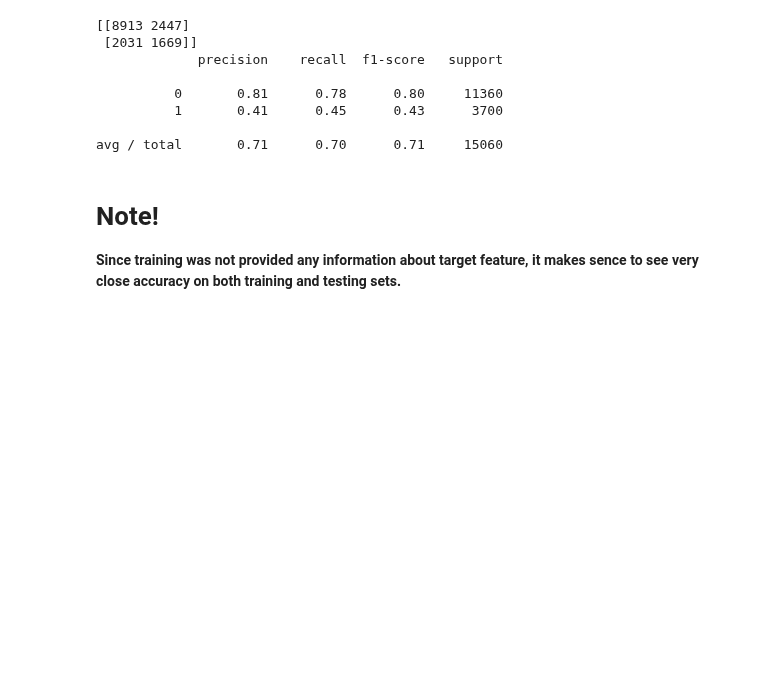
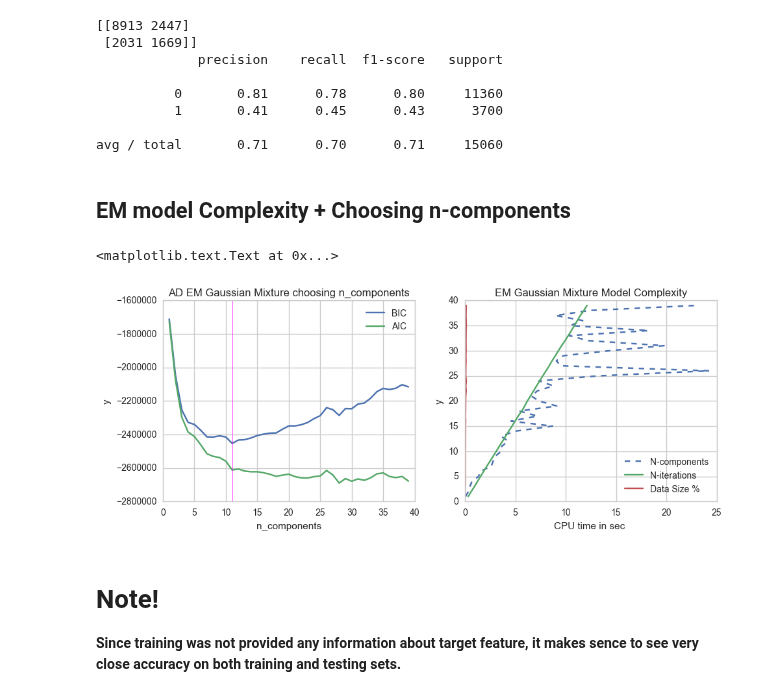
Before and after one commit to truzmeto/UnsupervisedLearning, a Jupyter notebook: k_meanes.ipynb, the cells around one changed output. Drawn from its saved outputs; the diff is of its cells as text; code cells hidden in the pictures; blank space fills up the shorter version.

```diff
--- a/k_meanes.ipynb
+++ b/k_meanes.ipynb
@@ -179,3 +177,5 @@ print(classification_report(test_labels, test_gm))
           1       0.41      0.45      0.43      3700
 
 avg / total       0.71      0.70      0.71     15060
+# %% [markdown]
+## EM model Complexity + Choosing n-components
@@ -182,3 +194,42 @@ avg / total       0.71      0.70      0.71     15060
+# %%
+time_iter = []
+time_sample = []
+niter = ncomponents
+for iiter in range(1,niter):
+    # iterations
+    start = time.time()
+    clusterer = GaussianMixture(n_components = 2, n_init=iiter, covariance_type='full',random_state=0).fit(X)
+    end = time.time()
+    time_iter.append(end - start)
+    #samples
+    start = time.time()
+    isample = int(data_frac * iiter/100)
+    clusterer = GaussianMixture(n_components = 2, n_init = 4, covariance_type='full', random_state=0).fit(X[0:isample])
+    end = time.time()
+    time_sample.append(end - start)
+# %%
+x = np.arange(1, ncomponents)
+sns.set_style("whitegrid")
+fig = plt.figure(figsize=(11,4))
+
+p1 = plt.subplot(121, title = 'AD EM Gaussian Mixture choosing n_components')
+plt.plot(x, BIC, label='BIC')
+plt.plot(x, AIC, label='AIC')
+plt.axvline(x=11,color='magenta', linewidth=0.5)
+plt.legend(loc='best')
+plt.xlabel('n_components')
+plt.ylabel('y')
+
+p2 = plt.subplot(122, title = 'EM Gaussian Mixture Model Complexity')
+plt.plot(time_components,x, linestyle='--')
+plt.plot(time_iter,x)
+plt.plot(time_sample,x)
+plt.legend(["N-components","N-iterations","Data Size %"],loc=4)
+plt.xlabel('CPU time in sec ')
+plt.ylabel('y')
+# %% [output]
+<matplotlib.text.Text at 0x...>
+[figure, added]
 # %% [markdown]
 # Note!
 **Since training was not provided any information about target feature, it makes sence to see very close accuracy
```
Also changed, not shown: parts of 5 cells of this notebook.
